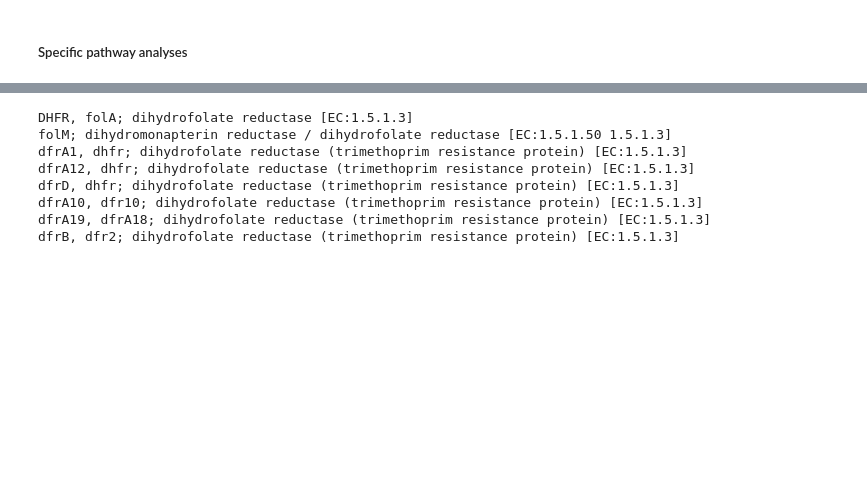
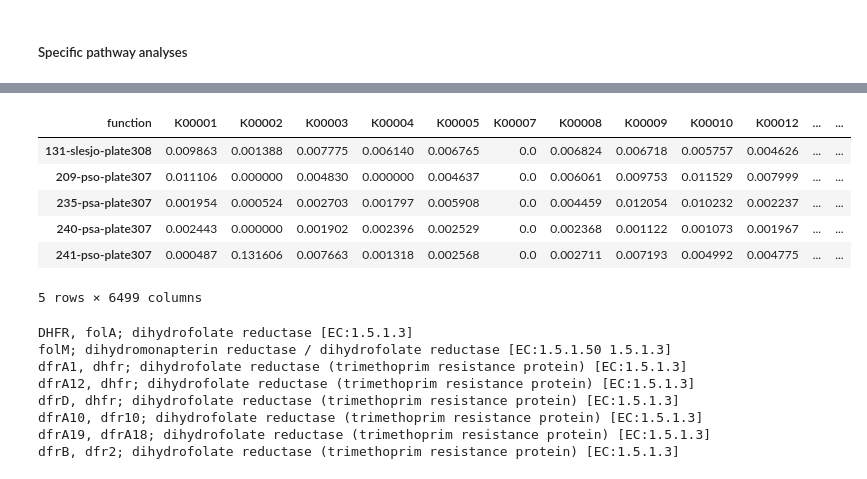
Before and after one commit to kbpi314/ampaim, a Jupyter notebook: code/AMPAIM_v10.ipynb, the cells around one changed output, grey strips where cells are left out. Saved outputs shown, nothing was run; the diff lists cells and outputs as text; code cells hidden in the pictures; blank space fills up the shorter version.

```diff
--- a/code/AMPAIM_v10.ipynb
+++ b/code/AMPAIM_v10.ipynb
@@ -2674,15 +2689,25 @@ scipy.stats.ttest(df[df['Diagnosis'] == 'Healthy'][''Metabolism|Metabolism of co
 # %%
 # pathway mapping
 df_ko = pd.read_csv(path + 'outputs/jobs06/picrust2_out/KO_metagenome_out/pred_metagenome_unstrat.tsv', sep='\t', index_col=0).T
+df_ko = df_ko.div(df_ko.sum(axis=0),axis=1)
 
 # database
 df_db = pd.read_csv(path + 'inputs/ko.txt', sep='\t',header=None)
 df_db.columns = ['KO','Protein']
 # df_db.to_dict()
 KO_to_p = df_db.set_index('KO').to_dict()['Protein']
 p_to_KO = df_db.set_index('Protein').to_dict()['KO']
 
 # int ko
+df_ko.head()
+# %% [output]
+| function | K00001 | K00002 | K00003 | K00004 | K00005 | K00007 | K00008 | K00009 | K00010 | K00012 | ... | ... |
+| 131-slesjo-plate308 | 0.009863 | 0.001388 | 0.007775 | 0.006140 | 0.006765 | 0.0 | 0.006824 | 0.006718 | 0.005757 | 0.004626 | ... | ... |
+| 209-pso-plate307 | 0.011106 | 0.000000 | 0.004830 | 0.000000 | 0.004637 | 0.0 | 0.006061 | 0.009753 | 0.011529 | 0.007999 | ... | ... |
+| 235-psa-plate307 | 0.001954 | 0.000524 | 0.002703 | 0.001797 | 0.005908 | 0.0 | 0.004459 | 0.012054 | 0.010232 | 0.002237 | ... | ... |
+| 240-psa-plate307 | 0.002443 | 0.000000 | 0.001902 | 0.002396 | 0.002529 | 0.0 | 0.002368 | 0.001122 | 0.001073 | 0.001967 | ... | ... |
+| 241-pso-plate307 | 0.000487 | 0.131606 | 0.007663 | 0.001318 | 0.002568 | 0.0 | 0.002711 | 0.007193 | 0.004992 | 0.004775 | ... | ... |
+5 rows × 6499 columns
 # %%
 # dihydrofolate reductase (EC 1.5.1.3)
 # Precorrin-6A reductase (EC 1.2.1.54)
```
Also changed, not shown: parts of 28 cells of this notebook.
